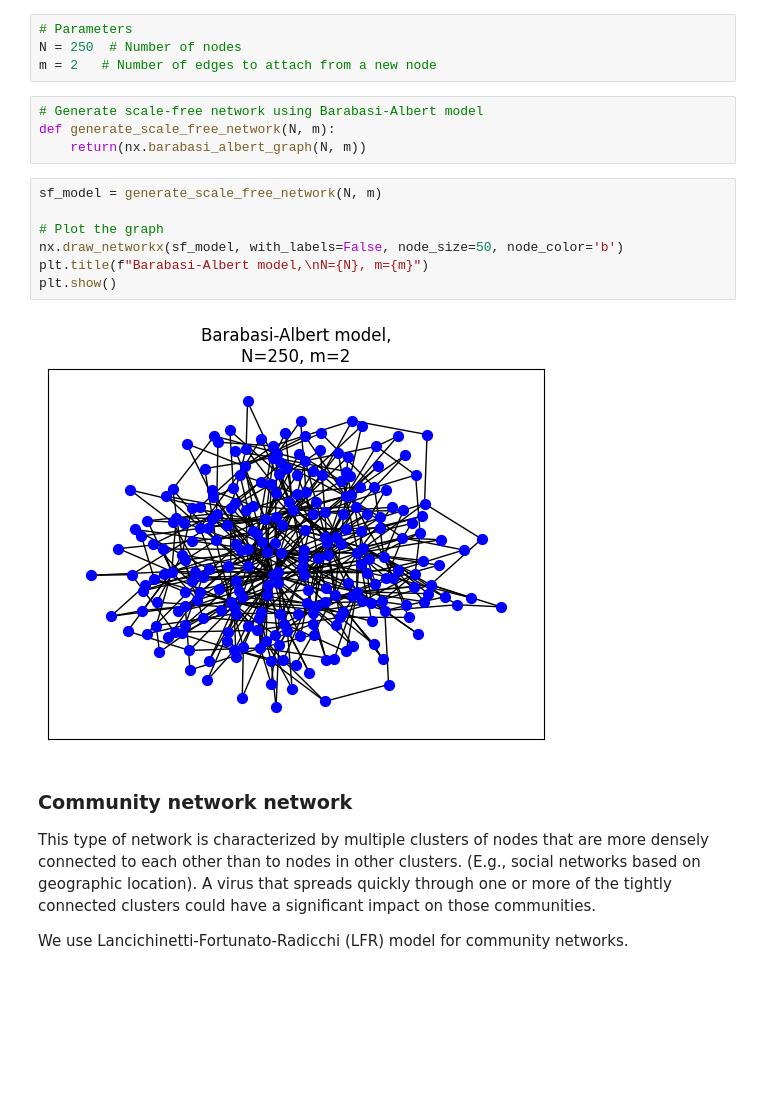
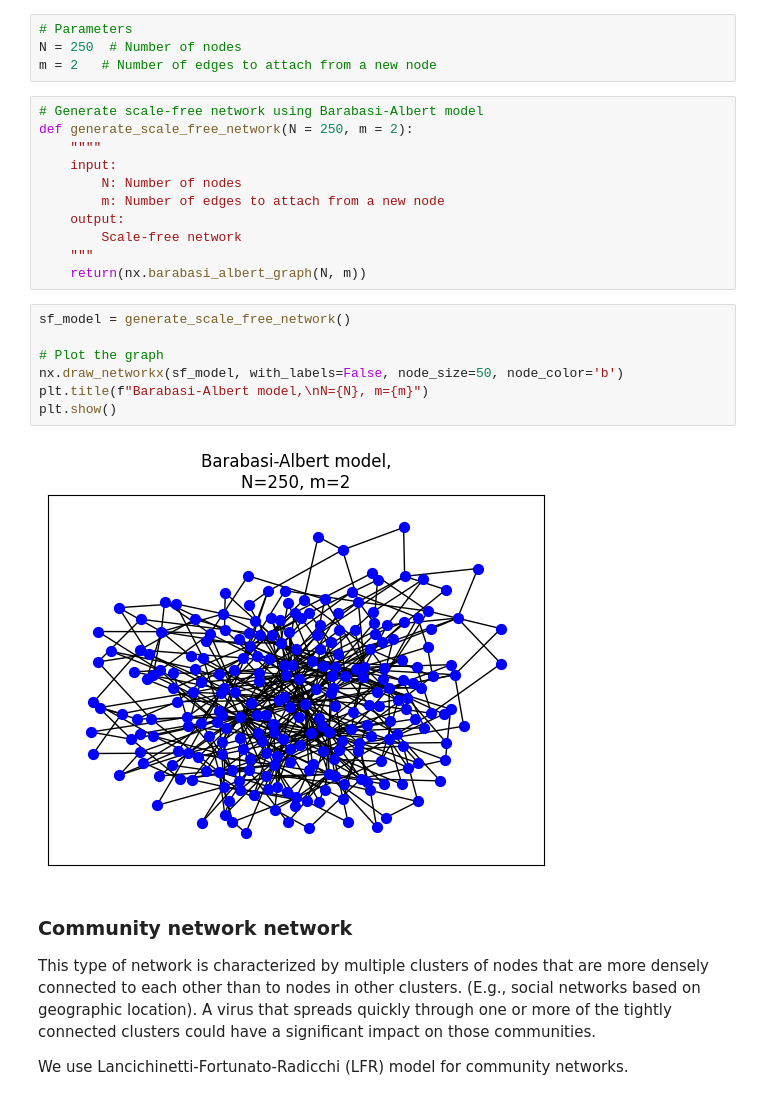
Before and after one commit to CopyKittyCode/sna_benchmarking, a Jupyter notebook: src/sna_benchmark.ipynb, the cells around one changed output. Saved outputs shown, nothing was run; the diff lists cells and outputs as text; blank space fills up the shorter version.

```diff
--- a/src/sna_benchmark.ipynb
+++ b/src/sna_benchmark.ipynb
@@ -51,17 +56,24 @@ N = 250  # Number of nodes
 m = 2   # Number of edges to attach from a new node
 # %%
 # Generate scale-free network using Barabasi-Albert model
-def generate_scale_free_network(N, m):
+def generate_scale_free_network(N = 250, m = 2):
+    """"
+    input:
+        N: Number of nodes
+        m: Number of edges to attach from a new node
+    output:
+        Scale-free network
+    """
     return(nx.barabasi_albert_graph(N, m))
 # %%
-sf_model = generate_scale_free_network(N, m)
+sf_model = generate_scale_free_network()
 
 # Plot the graph
 nx.draw_networkx(sf_model, with_labels=False, node_size=50, node_color='b')
 plt.title(f"Barabasi-Albert model,\nN={N}, m={m}")
 plt.show()
 # %% [output]
-[figure, old version]
+[figure, new version]
 # %% [markdown]
 ### Community network network
 
```
Also changed, not shown: parts of 19 cells of this notebook.
